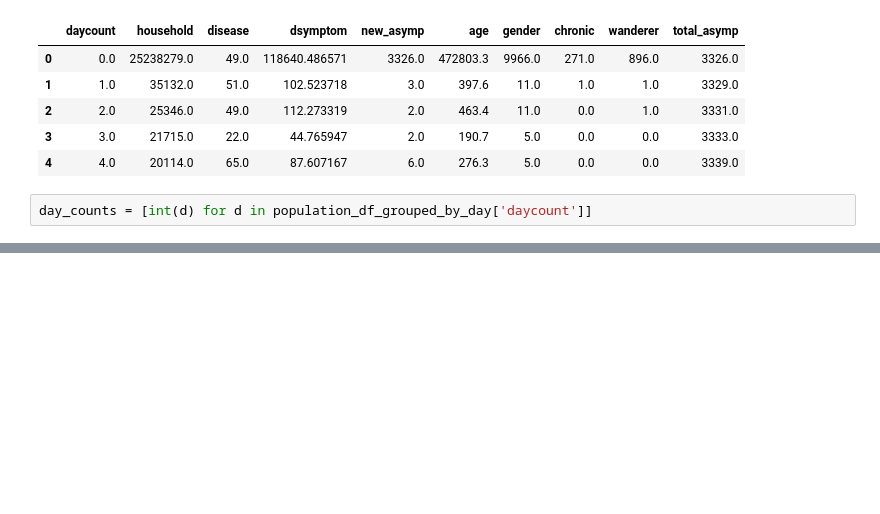
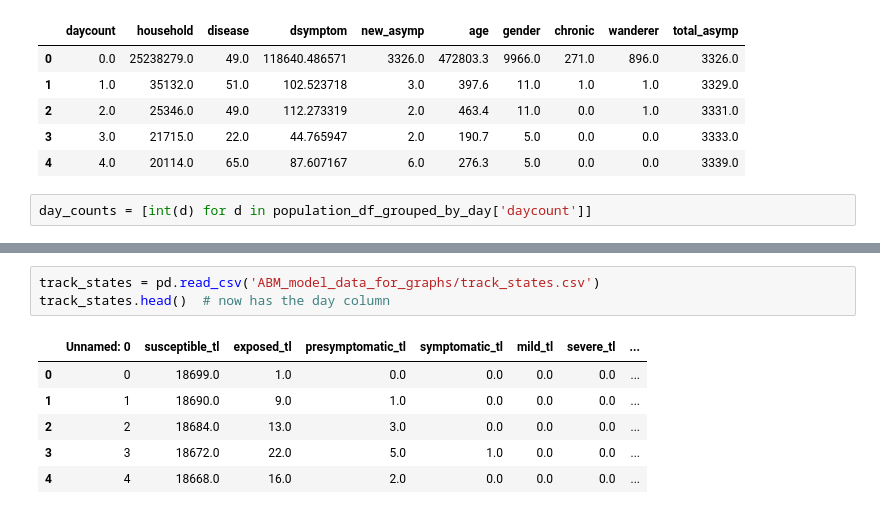
Before and after one commit to AIforGoodSimulator/visualization-notebooks, a Jupyter notebook: agent-based-model-visualizations/agent_based_model_visualizations.ipynb, the cells around one changed output, grey strips where cells are left out. Cells and saved outputs as stored; diff of their text form; blank space fills up the shorter version.

```diff
--- a/agent-based-model-visualizations/agent_based_model_visualizations.ipynb
+++ b/agent-based-model-visualizations/agent_based_model_visualizations.ipynb
@@ -137,0 +178,10 @@ line_plot.show()
+# %%
+track_states = pd.read_csv('ABM_model_data_for_graphs/track_states.csv')
+track_states.head()  # now has the day column
+# %% [output]
+|  | Unnamed: 0 | susceptible_tl | exposed_tl | presymptomatic_tl | symptomatic_tl | mild_tl | severe_tl | ... |
+| 0 | 0 | 18699.0 | 1.0 | 0.0 | 0.0 | 0.0 | 0.0 | ... |
+| 1 | 1 | 18690.0 | 9.0 | 1.0 | 0.0 | 0.0 | 0.0 | ... |
+| 2 | 2 | 18684.0 | 13.0 | 3.0 | 0.0 | 0.0 | 0.0 | ... |
+| 3 | 3 | 18672.0 | 22.0 | 5.0 | 1.0 | 0.0 | 0.0 | ... |
+| 4 | 4 | 18668.0 | 16.0 | 2.0 | 0.0 | 0.0 | 0.0 | ... |
```
Also changed, not shown: parts of 11 cells of this notebook.
